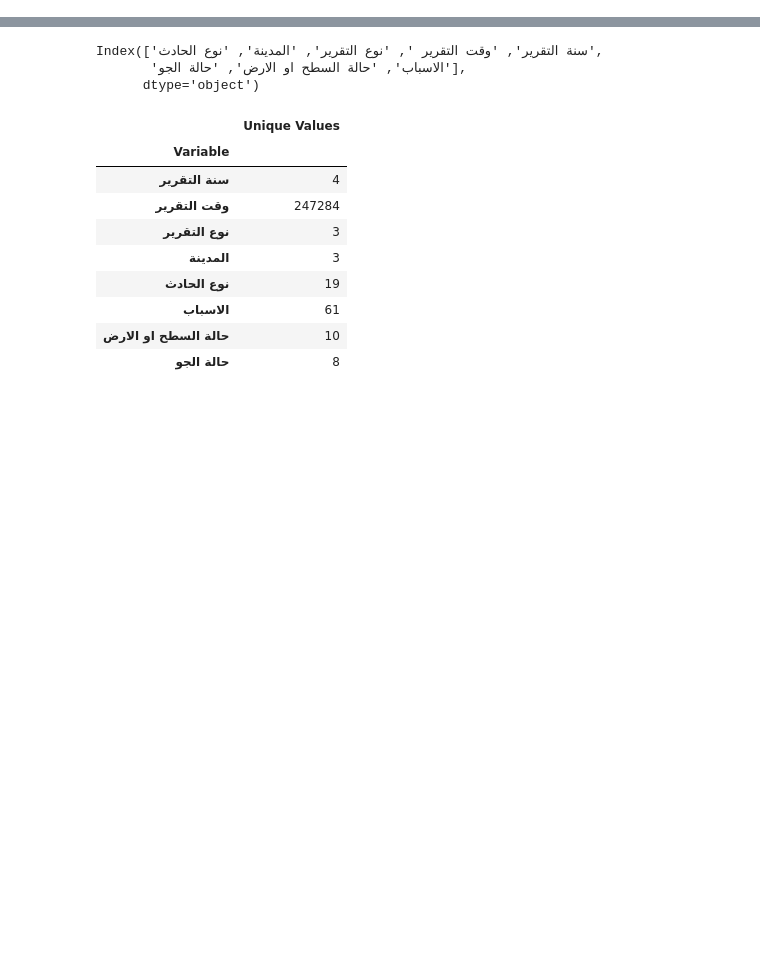
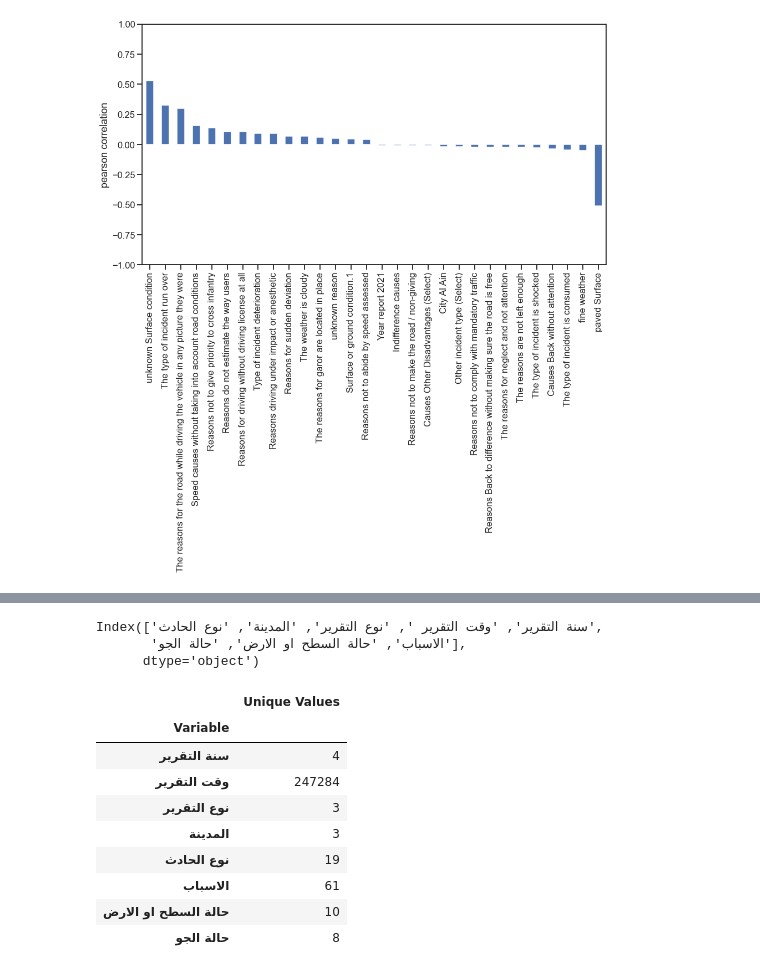
Before and after one commit to khairy84/Logistic-Regression-for-Abu-Dhabi-Traffic-Accident-Data, a Jupyter notebook: Untitled.ipynb, the cells around one changed output, grey strips where cells are left out. Drawn from its saved outputs; the diff is of its cells as text; code cells hidden in the pictures; blank space fills up the shorter version.

```diff
--- a/Untitled.ipynb
+++ b/Untitled.ipynb
@@ -0,0 +8,5 @@
+# %%
+ax = correlations_sample.plot(kind='bar')
+ax.set(ylim=[-1, 1], ylabel='pearson correlation');
+# %% [output]
+[figure, added]
```
Also changed, not shown: parts of 47 cells of this notebook.
